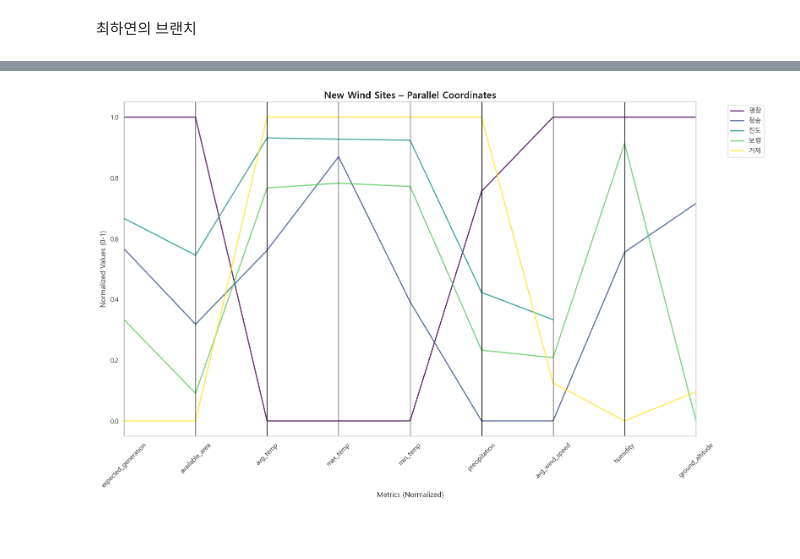
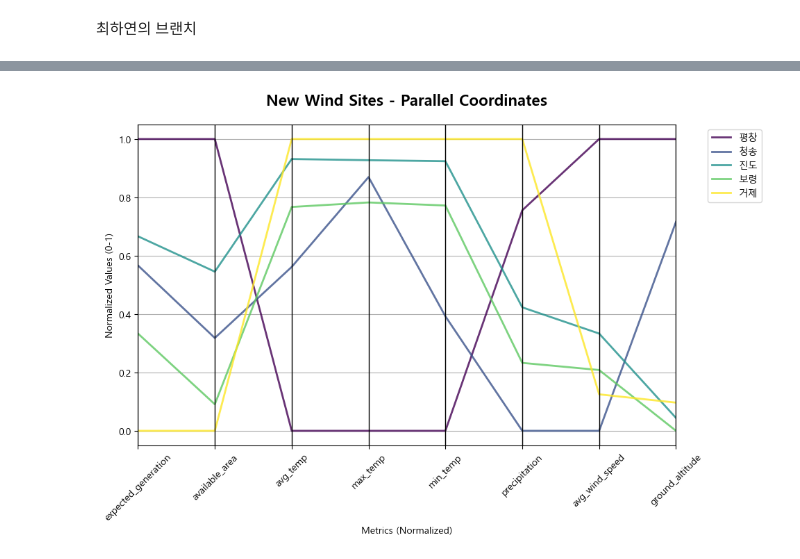
Before and after one commit to Q5dis/Smart-Wind-Atlas, a Jupyter notebook: graph.ipynb, the cells around one changed output, grey strips where cells are left out. Drawn from its saved outputs; the diff is of its cells as text; code cells hidden in the pictures; blank space fills up the shorter version.

```diff
--- a/graph.ipynb
+++ b/graph.ipynb
@@ -513,31 +141,30 @@ create_heatmap(existing_plants)
 # %%
-# 5. F. 평행 좌표 플롯 - 신규 추천지 비교
+# 평행 좌표 플롯 - 신규 추천지 비교
 def create_parallel_coordinates(new_df):
-    plt.figure(figsize=(16, 10))
+    plt.figure(figsize=(10, 6))
     # 숫자형 컬럼만 정규화
     numeric_cols = new_df.select_dtypes(include=[float, int]).columns
     normalized_df = new_df.copy()
     for col in numeric_cols:
         min_val = new_df[col].min()
         max_val = new_df[col].max()
         normalized_df[col] = (new_df[col] - min_val) / (max_val - min_val)
-    normalized_df['site_name'] = new_df['site_name']  # 맵핑
+    normalized_df['site_name'] = new_df['site_name']
     parallel_coordinates(
         normalized_df,
         'site_name',
         cols=numeric_cols.tolist(),
         color=plt.cm.viridis(np.linspace(0,1,len(new_df))),
         alpha=0.8,
         linewidth=2
     )
-    plt.title('New Wind Sites – Parallel Coordinates', fontsize=16, weight='bold')
+    plt.title('New Wind Sites - Parallel Coordinates', fontsize=16, weight='bold', pad = 20)
     plt.xlabel('Metrics (Normalized)')
     plt.ylabel('Normalized Values (0-1)')
     plt.xticks(rotation=45)
     plt.legend(bbox_to_anchor=(1.05, 1), loc='upper left')
-    plt.tight_layout()
     plt.show()
 
 create_parallel_coordinates(new_sites)
 # %% [output]
-[figure, old version]
+[figure, new version]
```
Also changed, not shown: parts of 8 cells of this notebook.
